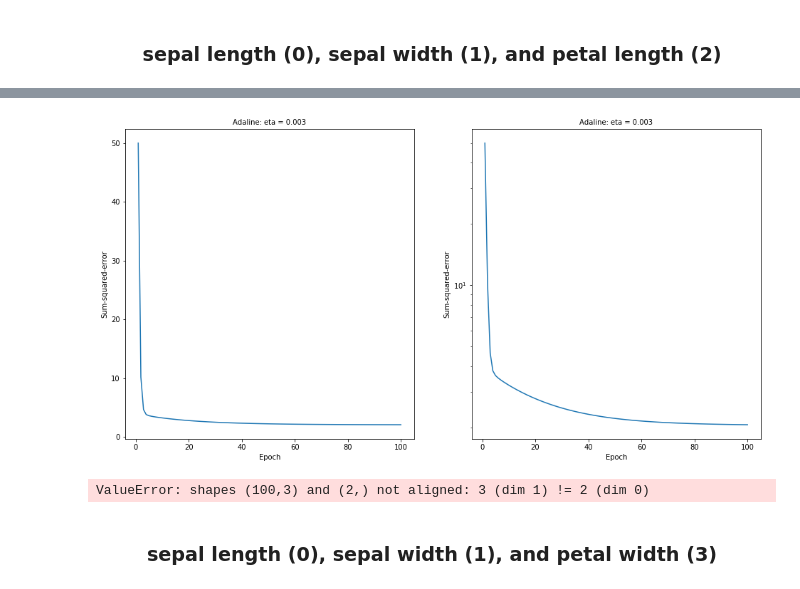
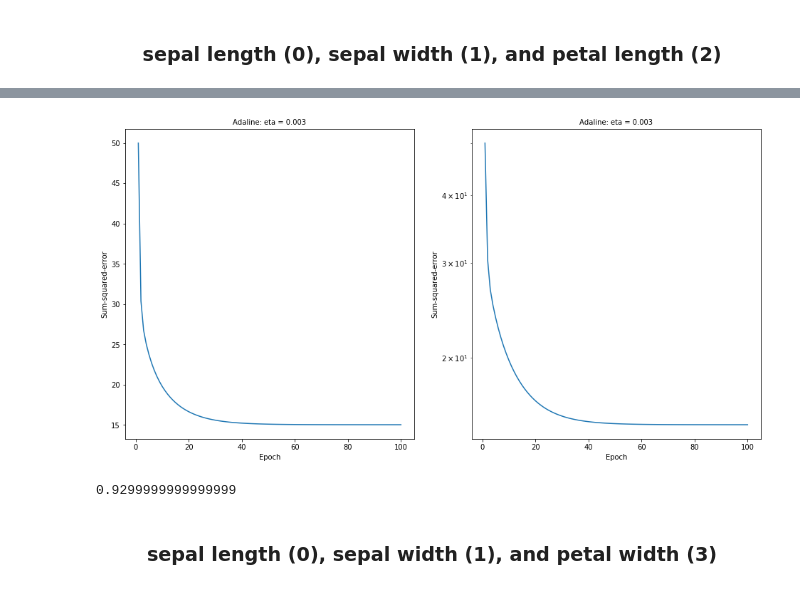
Before and after one commit to AbtahiChowdhury/csc59929-Intro-to-Machine-Learning, a Jupyter notebook: Assignment2/Abtahi_Chowdhury_AS02.ipynb, the cells around one changed output, grey strips where cells are left out. Drawn from its saved outputs; the diff is of its cells as text; code cells hidden in the pictures.

```diff
--- a/Assignment2/Abtahi_Chowdhury_AS02.ipynb
+++ b/Assignment2/Abtahi_Chowdhury_AS02.ipynb
@@ -98,9 +99,3 @@ while i < 4:
 plt.show()
 # %% [output]
 [figure]
-# %%
-# focus on classification of "setosa" and "versicolor", class indexes 0 and 1
-# set to 1 and -1 in class array
-cdx = np.array([0,1])
-# focus on the features "sepal length" and "petal length", feature indexes 0 and 2
-fdx = np.array([0,2])
@@ -213,10 +168,4 @@ class AdalineGD(object):
     def accuracy(self, X, y):
         """ Return accuracy of the model """
         return (1.0 - abs(y - self.predict(X)).sum() / (2.0 * y.size))
-# %%
-# focus on classification of "setosa" and "versicolor", class indexes 0 and 1;
-# set to 1 and -1 in class array
-cdx = np.array([0,1])
-# focus on the features "sepal length" and "petal length", feature indexes 0 and 2
-fdx = np.array([0,2])
 # %%
@@ -812,14 +515,17 @@ plot_adaline_eta(NF,NC)
 # %%
 # standardize inputs
-NF_Std = standardize_inputs(NF)
+NF_Std = standardize_inputs(NF,NC)
 
-plot_adaline_eta_std(NF_Std,NC,100)
+ada = plot_adaline_eta_std(NF_Std,NC,100)
 # %% [output]
-[figure, old version]
+[figure, new version]
-# %%
-print(ada.accuracy(NF_Std, NC))
-# %% [output]
-ValueError: shapes (100,3) and (2,) not aligned: 3 (dim 1) != 2 (dim 0)
+# %%
+acc = ada.accuracy(NF_Std, NC)
+casenum += 1
+acclist.append([casenum,np.copy(fdx),round(acc,2)])
+print(acc)
+# %% [output]
+0.9299999999999999
 # %% [markdown]
 <h3><center>sepal length (0), sepal width (1), and petal width (3)</center></h3>
 # %%
```
Also changed, not shown: parts of 79 cells of this notebook.
